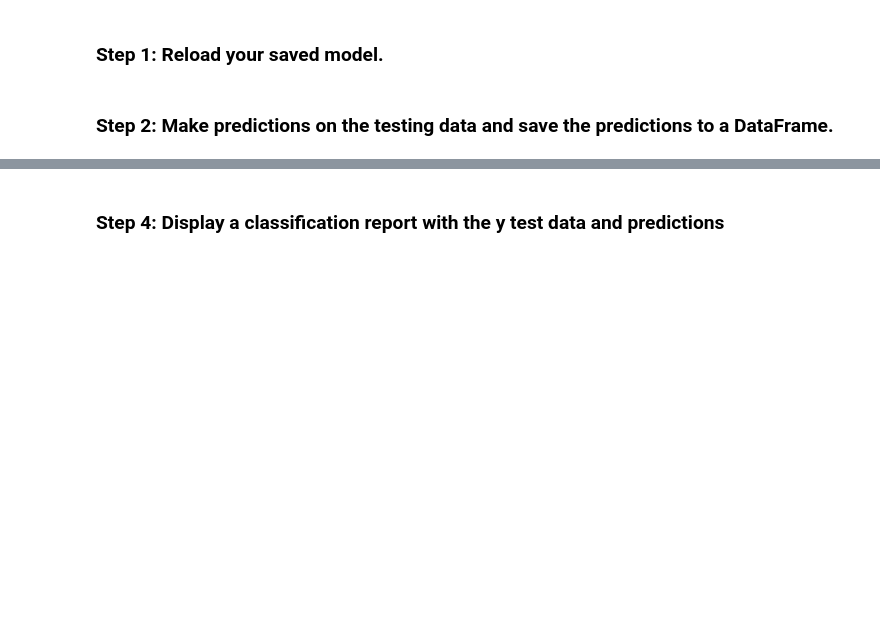
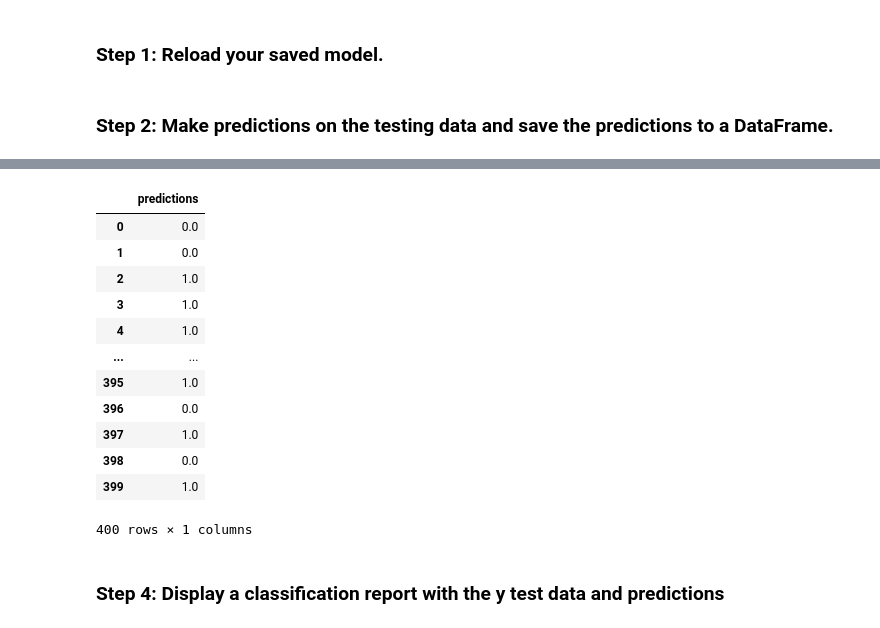
Before and after one commit to Traugewitz/neural-network-challenge-1, a Jupyter notebook: M18_Starter_Code/student_loans_with_deep_learning.ipynb, the cells around one changed output, grey strips where cells are left out. Cells and saved outputs as stored; diff of their text form; code cells hidden in the pictures; blank space fills up the shorter version.

```diff
--- a/M18_Starter_Code/student_loans_with_deep_learning.ipynb
+++ b/M18_Starter_Code/student_loans_with_deep_learning.ipynb
@@ -125,9 +130,11 @@ X_test_scaled = X_scaler.transform(X_test)
 nn_model = tf.keras.models.Sequential()
 
 # Add the first hidden layer
-
+nn_model.add(tf.keras.layers.Dense(units=hidden_nodes_layer1, input_dim=input_nodes, activation="relu")
+)
 
 # Add the second hidden layer
-
+nn_model.add(tf.keras.layers.Dense(units=hidden_nodes_layer2, activation="relu"))
 
 # Add the output layer to the model specifying the number of output neurons and activation function
+nn_model.add(tf.keras.layers.Dense(units=output_nodes, activation="sigmoid"))
@@ -138,4 +163,4 @@ nn_model = tf.keras.models.Sequential()
 ### Step 2: Compile and fit the model using the `binary_crossentropy` loss function, the `adam` optimizer, and the `accuracy` evaluation metric.
 # %%
 # Compile the Sequential model
-##nn_model.compile(loss="binary_crossentropy", optimizer="adam", metrics=["accuracy"])
+nn_model.compile(loss="binary_crossentropy", optimizer="adam", metrics=["accuracy"])
@@ -142,3 +169,3 @@ nn_model = tf.keras.models.Sequential()
 # %%
 # Fit the model using 50 epochs and the training data
-##fit_model = nn_model.fit(X_train_scaled, y_train, epochs=100)
+fit_model = nn_model.fit(X_train_scaled, y_train, epochs=50)
@@ -174,6 +222,7 @@ nn_model = tf.keras.models.Sequential()
 ### Step 2: Make predictions on the testing data and save the predictions to a DataFrame.
 # %%
 # Make predictions with the test data
-
+predictions = nn_model.predict(X_test_scaled,verbose=2)
 
 # Display a sample of the predictions
+predictions[:5]
@@ -180,5 +236,22 @@ nn_model = tf.keras.models.Sequential()
 # %%
 # Save the predictions to a DataFrame and round the predictions to binary results
+predictions_df = pd.DataFrame(columns=["predictions"], data=predictions)
+predictions_df["predictions"] = round(predictions_df["predictions"],0)
+predictions_df
+# %% [output]
+|  | predictions |
+| 0 | 0.0 |
+| 1 | 0.0 |
+| 2 | 1.0 |
+| 3 | 1.0 |
+| 4 | 1.0 |
+| ... | ... |
+| 395 | 1.0 |
+| 396 | 0.0 |
+| 397 | 1.0 |
+| 398 | 0.0 |
+| 399 | 1.0 |
+400 rows × 1 columns
 # %% [markdown]
 ### Step 4: Display a classification report with the y test data and predictions
 # %%
```
Also changed, not shown: parts of 13 cells of this notebook, 1 other file.
